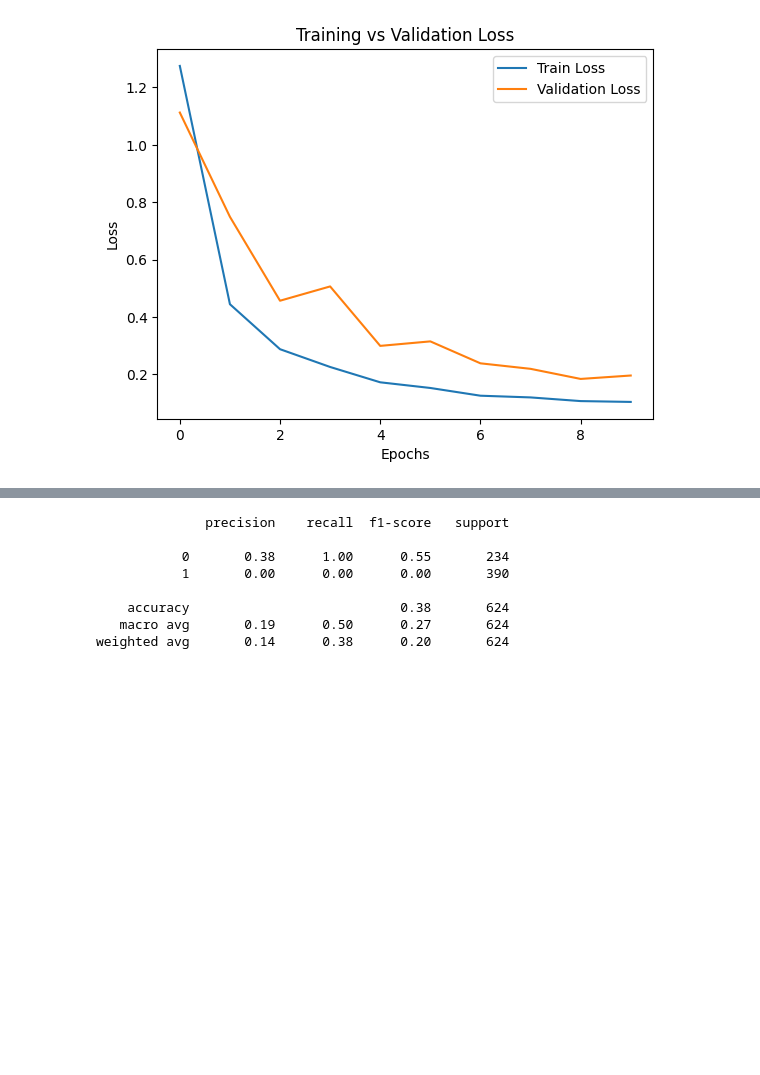
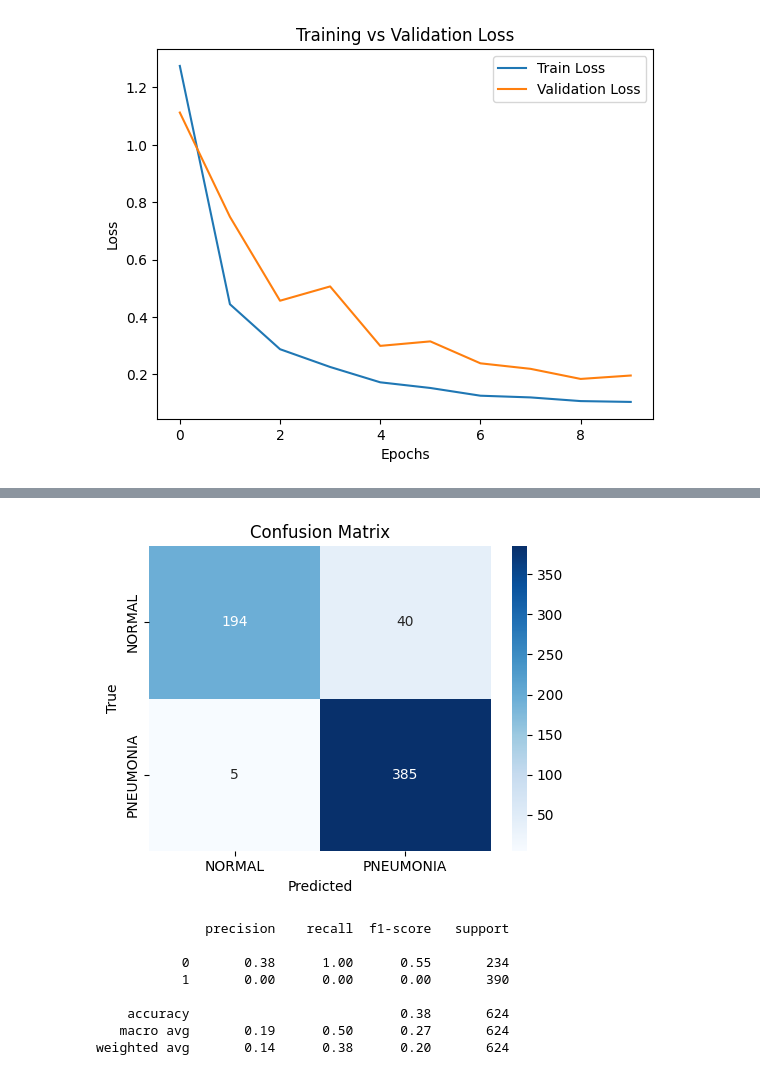
Before and after one commit to MovinduSenura/Chest-Xray-Pneumonia-Detection, a Jupyter notebook: notebooks/VGG16.ipynb, the cells around one changed output, grey strips where cells are left out. Drawn from its saved outputs; the diff is of its cells as text; code cells hidden in the pictures; blank space fills up the shorter version.

Commit message:
Update Confusion Matrix.

```diff
--- a/notebooks/VGG16.ipynb
+++ b/notebooks/VGG16.ipynb
@@ -319,0 +306,28 @@ ConfusionMatrixDisplay(cm, display_labels=test_gen.class_indices).plot(cmap='Blu
+# %%
+# Confusion Matrix
+
+import numpy as np, matplotlib.pyplot as plt, seaborn as sns
+from sklearn.metrics import confusion_matrix, roc_curve, auc
+
+# use best saved model if available; else use current `model`
+try:
+    from tensorflow.keras.models import load_model
+    best_model = load_model('best.keras')
+    mdl = best_model
+except:
+    mdl = model
+
+# predictions (probabilities) on test set
+y_true = test_gen.classes
+class_labels = list(test_gen.class_indices.keys())
+y_pred = mdl.predict(test_gen).ravel()          # shape -> (N,)
+
+# Confusion matrix with 0.5 threshold (change if needed)
+y_pred_classes = (y_pred >= 0.5).astype(int)
+
+cm = confusion_matrix(y_true, y_pred_classes)
+plt.figure(figsize=(5,4))
+sns.heatmap(cm, annot=True, fmt='d',
+            xticklabels=class_labels, yticklabels=class_labels, cmap='Blues')
+plt.title('Confusion Matrix'); plt.xlabel('Predicted'); plt.ylabel('True'); plt.tight_layout(); plt.show()
+# %% [output]
@@ -320,3 +335,4 @@ ConfusionMatrixDisplay(cm, display_labels=test_gen.class_indices).plot(cmap='Blu
+[figure, added]
 # %%
 #Classification Report
 
```
Also changed, not shown: parts of 2 cells of this notebook.
